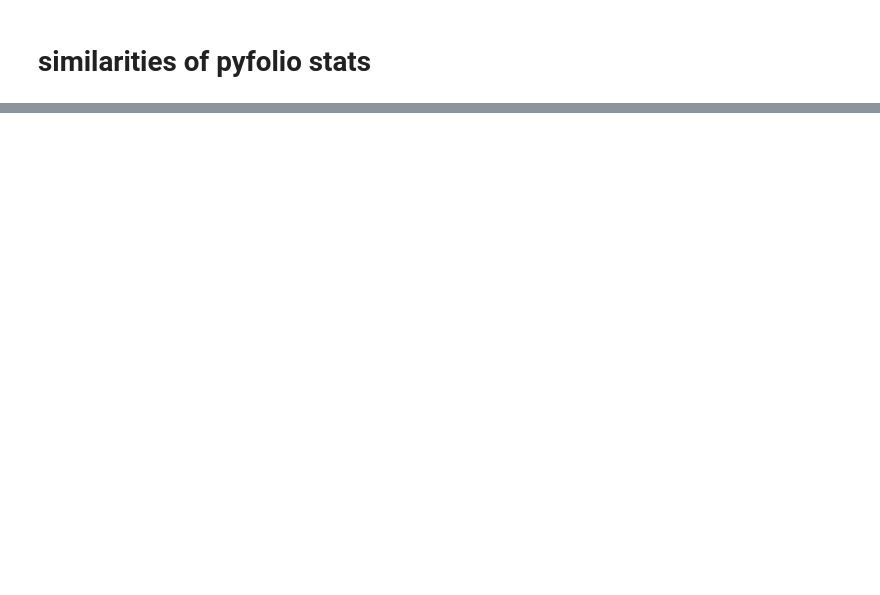
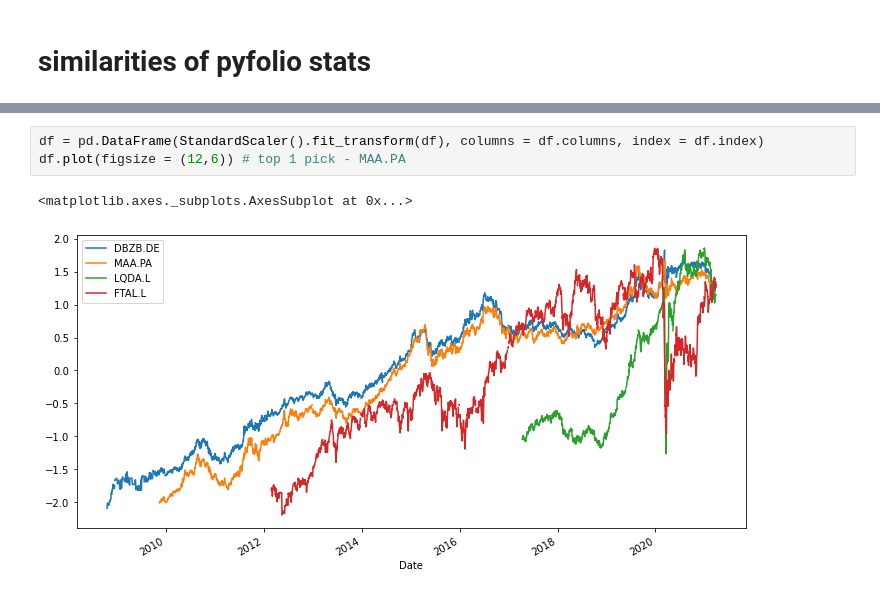
Before and after one commit to jklen/fin, a Jupyter notebook: finax_vs_admiral.ipynb, the cells around one changed output, grey strips where cells are left out. Saved outputs shown, nothing was run; the diff lists cells and outputs as text; blank space fills up the shorter version.

```diff
--- a/finax_vs_admiral.ipynb
+++ b/finax_vs_admiral.ipynb
@@ -55,0 +298,6 @@ with pd.option_context('display.max_rows', None, 'display.max_columns', None):
+# %%
+df = pd.DataFrame(StandardScaler().fit_transform(df), columns = df.columns, index = df.index)
+df.plot(figsize = (12,6)) # top 1 pick - MAA.PA
+# %% [output]
+<matplotlib.axes._subplots.AxesSubplot at 0x...>
+[figure, added]
```
Also changed, not shown: parts of 70 cells of this notebook, 7 other files.
